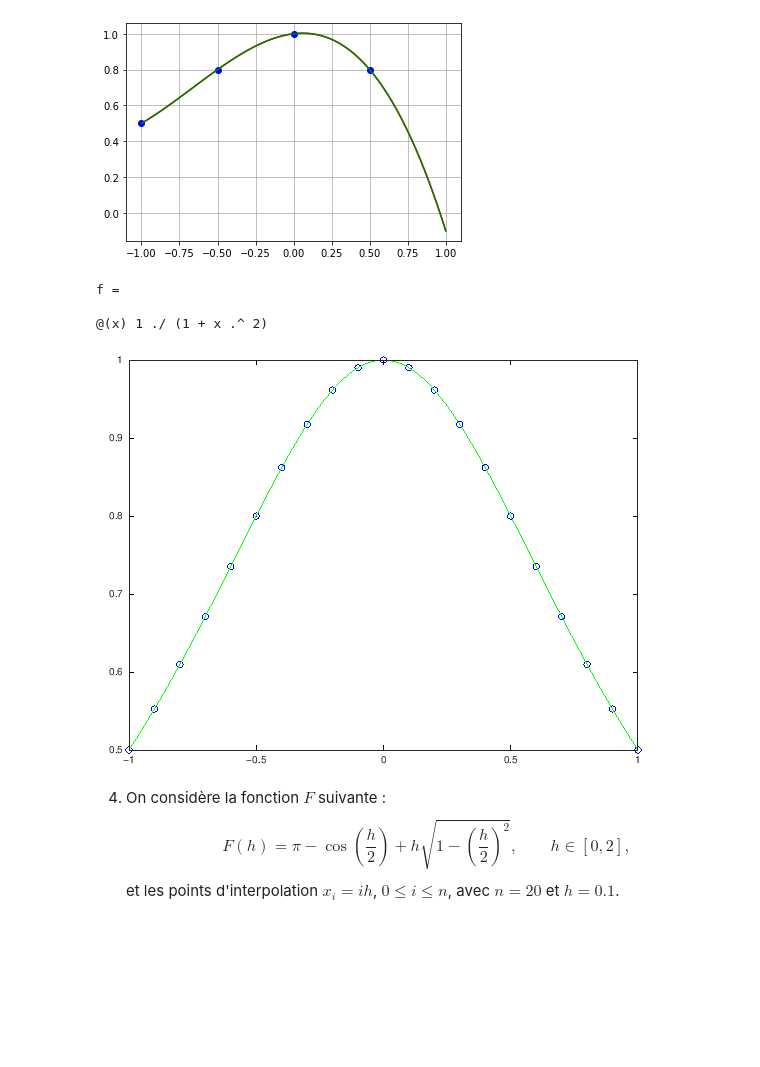
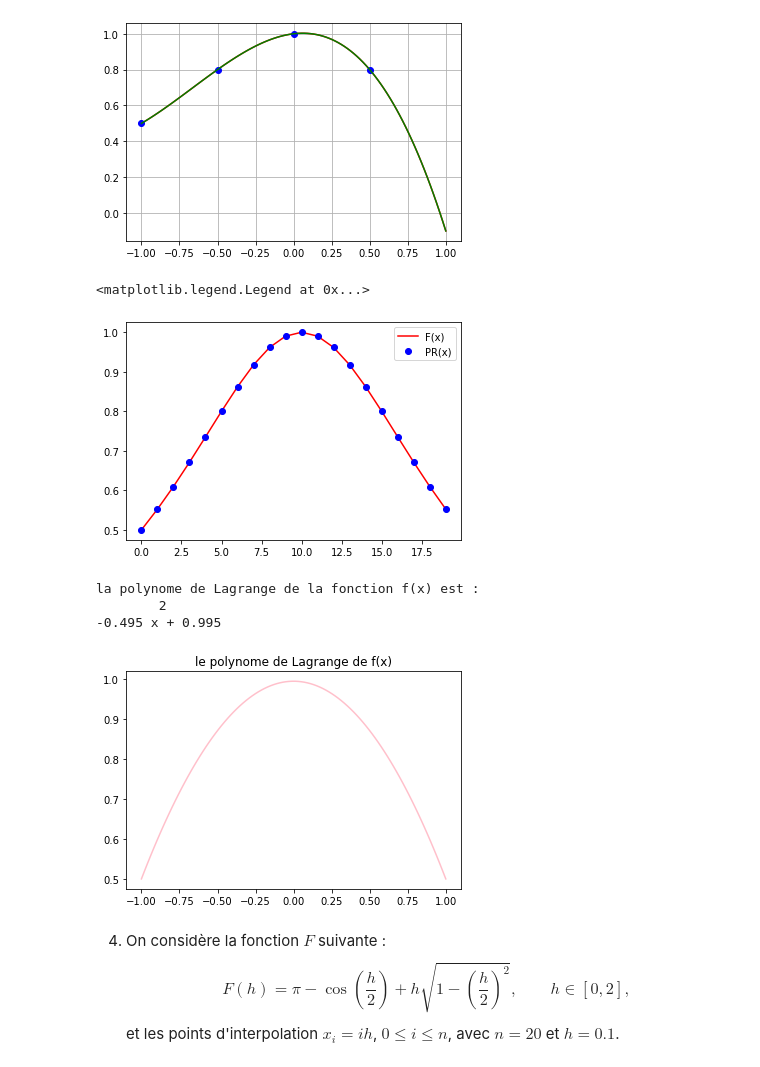
Before and after one commit to lindabouallegue/Analyse_Numerique, a Jupyter notebook: TP2/TP2_E.ipynb, the cells around one changed output. Saved outputs shown, nothing was run; the diff lists cells and outputs as text; code cells hidden in the pictures; blank space fills up the shorter version.

```diff
--- a/TP2/TP2_E.ipynb
+++ b/TP2/TP2_E.ipynb
@@ -81,7 +79,6 @@ NameError: name 'n' is not defined
 # %%
-X=[1 2 3 4];
-Y=[-1 0 2 1];
-for i=X
-disp(u=PR(X,Y,i))
-end
+X=[1,2,3,4];
+Y=[-1,0,2,1];
+for k in X:
+    print(PR(X,Y,k))
 # %% [output]
@@ -89,6 +89,6 @@ SyntaxError: invalid syntax (<ipython-input-4-0124c188c504>, line 1)
 # %% [markdown]
 2) Que contient le vecteur  LL  après la fin de la boucle  kk .
 # %%
-x=[1 2 3 4];
-y=[-1 0 2 1];
+x=[1,2,3,4];
+y=[-1,0,2,1];
 # %%
@@ -128,21 +123,42 @@ plt.grid()
 plt.show()
 # %% [output]
 [figure]
-# %%
-x=[-1:0.1:1];
-f=@(x) 1./(1+x.^2)
-y=f(x);
-
-t=linspace(-1,1,100);
-for u=1 : length(t)
-pt(u)=PR(x,y,t(u));
-end
-plot(t,pt,'r',x,y,'bo',t,f(t),'g')
-# %% [output]
-f =
-
-@(x) 1 ./ (1 + x .^ 2)
-[figure, removed]
+# %%
+import matplotlib.pyplot as plt
+from numpy import linspace
+x=np.arange(-1,1,0.1)
+f=lambda x: 1/(1+x**2)
+
+t=linspace(-1,1,100)
+
+plt.plot([f(t)for t in x],'r',label="F(x)")
+plt.plot([PR(x,y,c)for c in x],'bo',label="PR(x)")
+plt.legend()
+# %% [output]
+<matplotlib.legend.Legend at 0x...>
+[figure, added]
+# %%
+from scipy.interpolate import lagrange
+import numpy as np
+x = np.array([-1, 0.1, 1])
+y = 1/(1+x**2)
+poly = lagrange(x,y)
+print("la polynome de Lagrange de la fonction f(x) est :")
+print(poly)
+# %% [output]
+la polynome de Lagrange de la fonction f(x) est :
+        2
+-0.495 x + 0.995
+# %%
+import matplotlib.pyplot as plt
+from numpy import linspace
+f=poly
+T=linspace(-1,1,100)
+plt.title('le polynome de Lagrange de f(x)')
+plt.plot(T,f(T),'pink')
+plt.show()
+# %% [output]
+[figure, added]
 # %% [markdown]
 4) On considère la fonction $F$ suivante :
 $$
```
Also changed, not shown: parts of 8 cells of this notebook.
